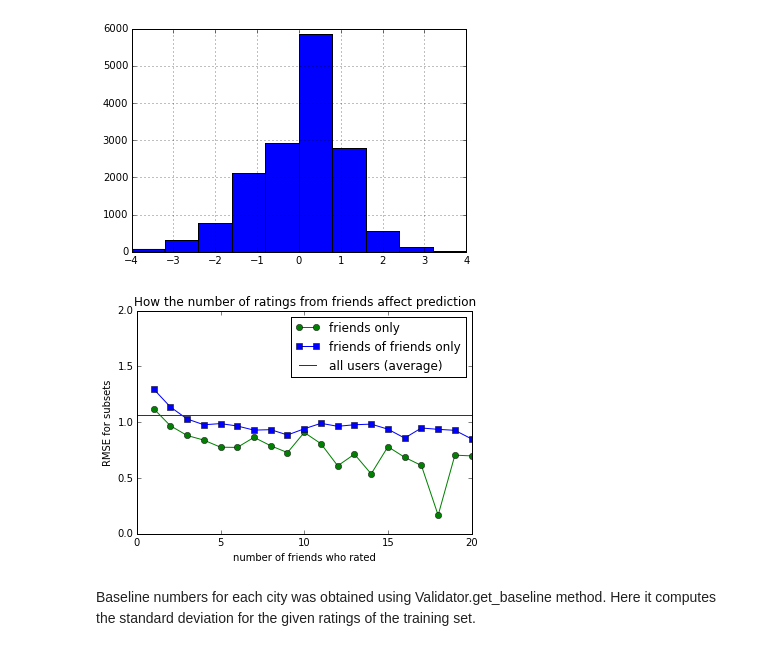
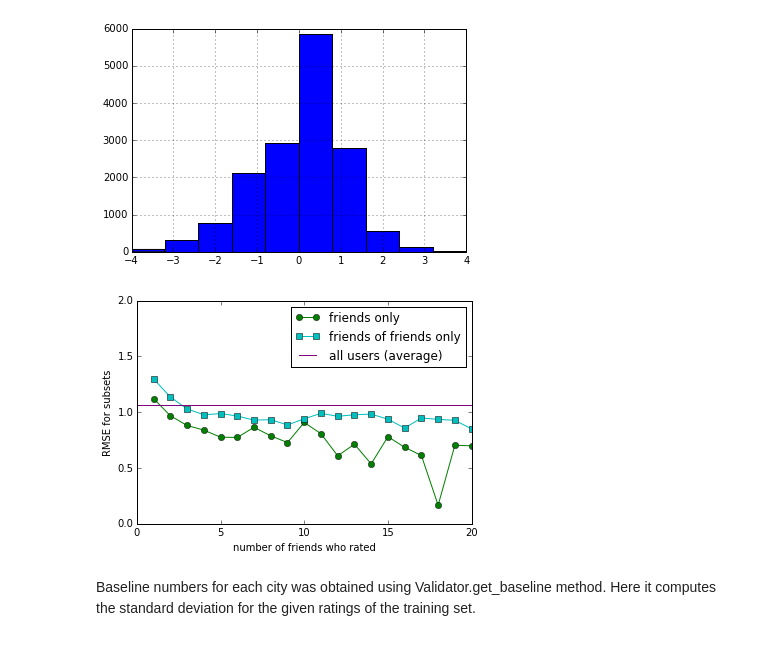
Before and after one commit to suhanree/network-recommender, a Jupyter notebook: code/EDA.ipynb, the cells around one changed output. Saved outputs shown, nothing was run; the diff lists cells and outputs as text; code cells hidden in the pictures.

```diff
--- a/code/EDA.ipynb
+++ b/code/EDA.ipynb
@@ -642,23 +642,23 @@ for n in range(1,100):
 # %%
 plt.xlabel('number of friends who rated')
 plt.ylabel('RMSE for subsets')
 plt.xlim(0,20)
 plt.ylim(0,2)
-plt.title('How the number of ratings from friends affect prediction')
+#plt.title('How the number of ratings from friends affect prediction')
 fig1 = plt.plot(range(1,100), stds1, marker='o', color='g', label='friends only')
-fig2 = plt.plot(range(1,100), stds2, marker='s', color='b', label='friends of friends only')
+fig2 = plt.plot(range(1,100), stds2, marker='s', color= 'c', label='friends of friends only')
 #fig3 = plt.plot(range(1,100), baseline1, marker='D', color='g', label='baseline for friends')
 #fig4 = plt.plot(range(1,100), baseline2, marker='D', color='b', label='baseline for friends of friends')
 #b1 = ratings_diff1.real.std()
 #b2 = ratings_diff2.real.std()
 #fig3 = plt.plot([0, 100], [b1, b1], color='g', label='baseline for friends')
 #fig4 = plt.plot([0, 100], [b2, b2], color='b', label='baseline for friends of friends')
 b0 = 1.065 # standard deviation of ratings for the city of Montreal.
 fig5 = plt.plot([0, 100], [b0, b0], color='purple', label='all users (average)')
 plt.legend()
 plt.savefig('../fig/friends.png', dpi=200)
 # %% [output]
-[figure, old version]
+[figure, new version]
 # %%
 # Baseline is already obtained for the whole ratings of the dataset, which is just the standard deviation
 # of the all ratings. But this is not to be compared with results from UsingFriends, because they are using
```
Also changed, not shown: parts of 2 cells of this notebook.
